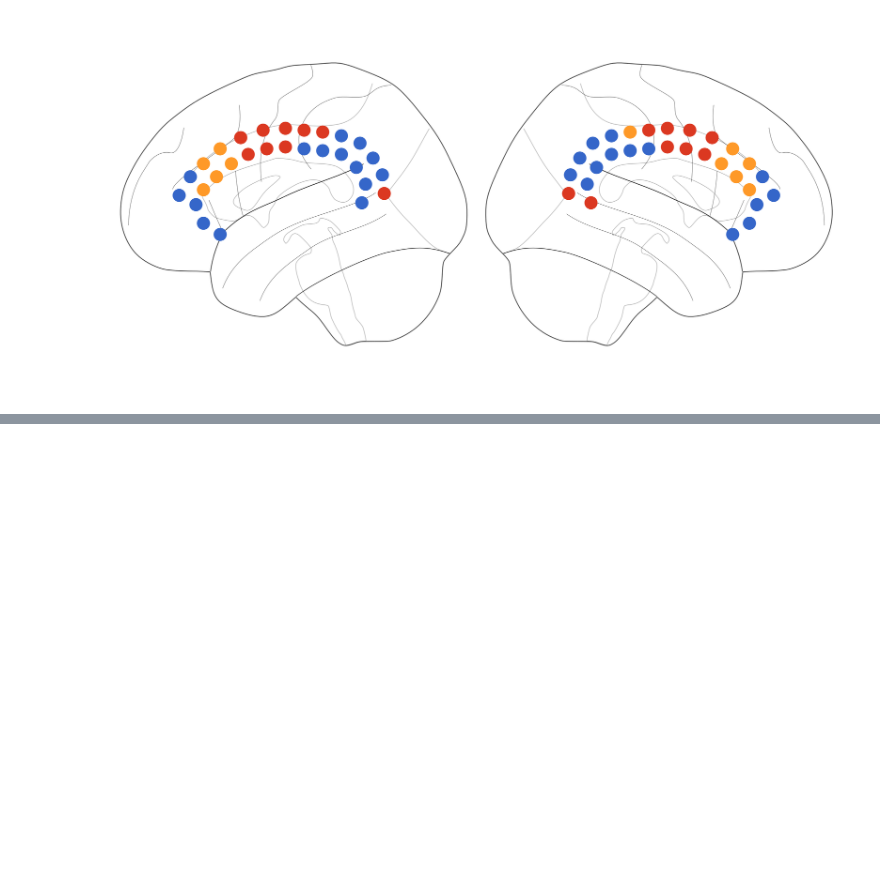
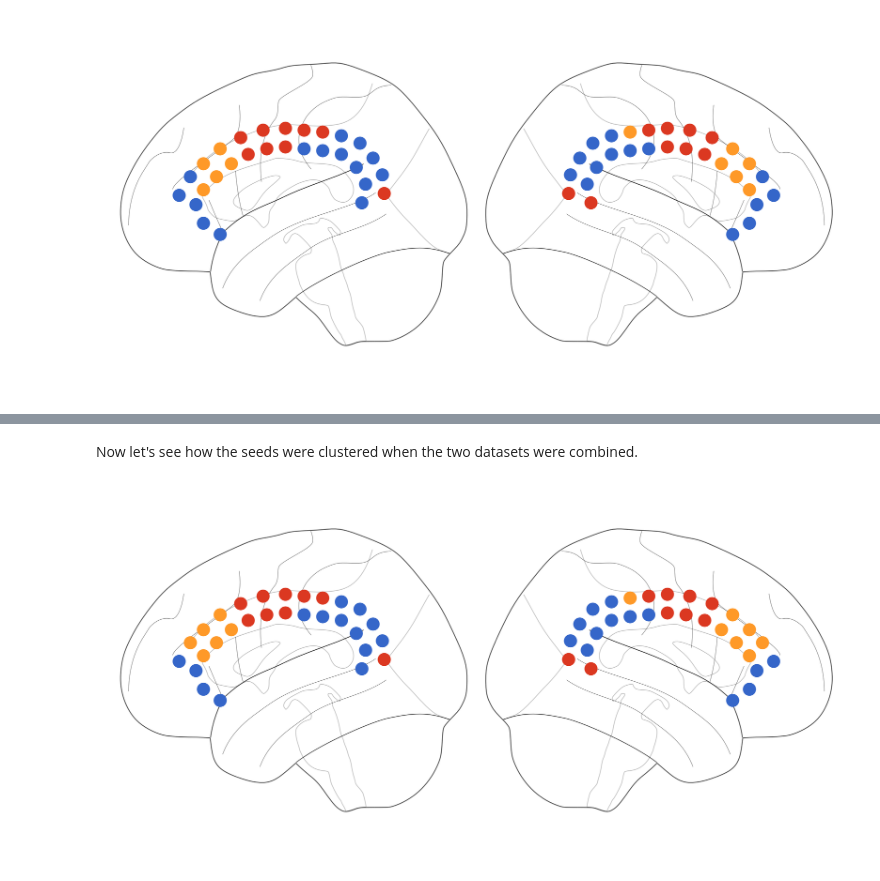
Before and after one commit to boredStats/cingulate-cortex-parcellation, a Jupyter notebook: k_means/k_means.ipynb, the cells around one changed output, grey strips where cells are left out. Cells and saved outputs as stored; diff of their text form; code cells hidden in the pictures; blank space fills up the shorter version.

```diff
--- a/k_means/k_means.ipynb
+++ b/k_means/k_means.ipynb
@@ -127,0 +164,12 @@ putils.plotBrains2(seed_coords, colors)
+# %% [markdown]
+Now let's see how the seeds were clustered when the two datasets were combined.
+# %%
+seed_combined_km_data = seed_combined_256['km'] #Getting k-means results
+
+best_k = 3
+combined_consistency_256 = kutils.bestSolution(seed_combined_km_data, best_k, seed_list)
+
+colors = putils.node_color_generator(palette, combined_consistency_256.values[:, 0])
+putils.plotBrains2(seed_coords, colors)
+# %% [output]
+[figure, added]
```
Also changed, not shown: parts of 14 cells of this notebook, 4 other files.
